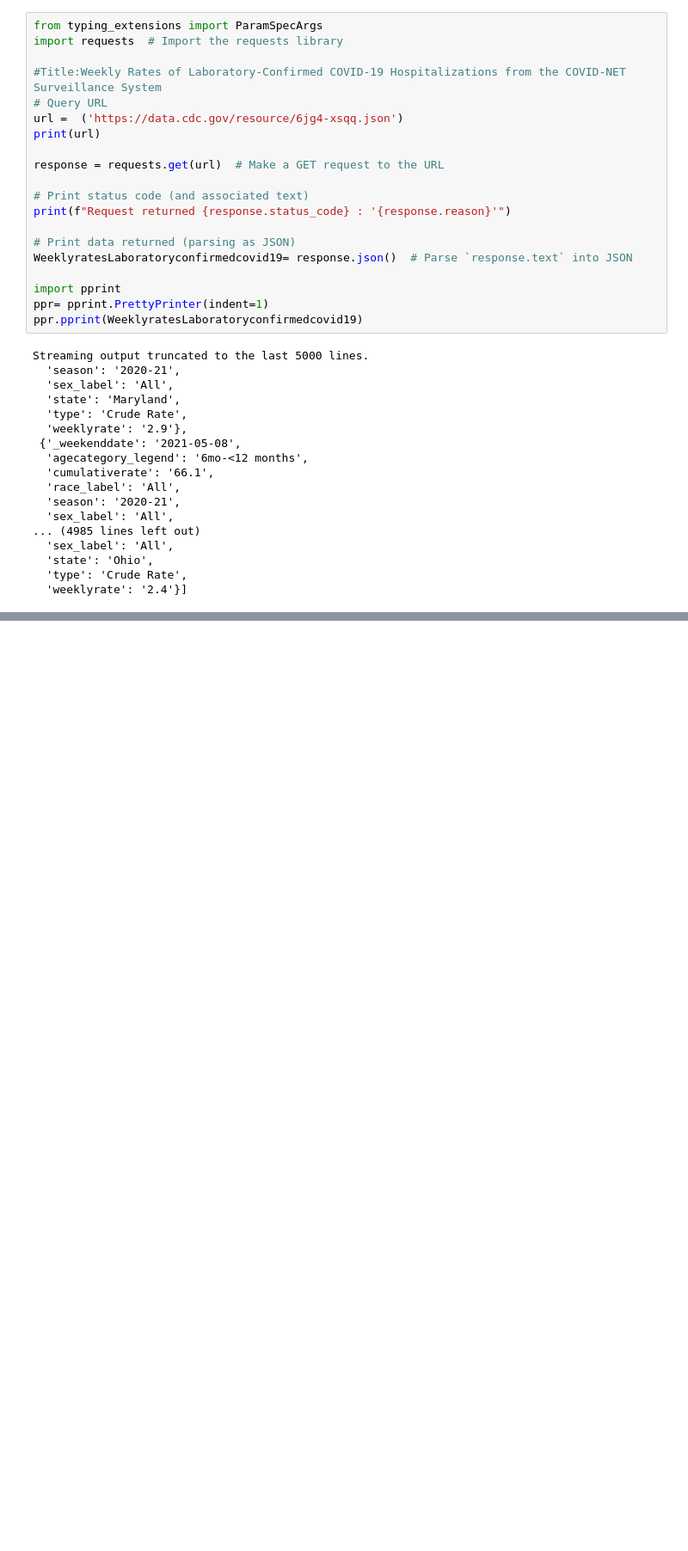
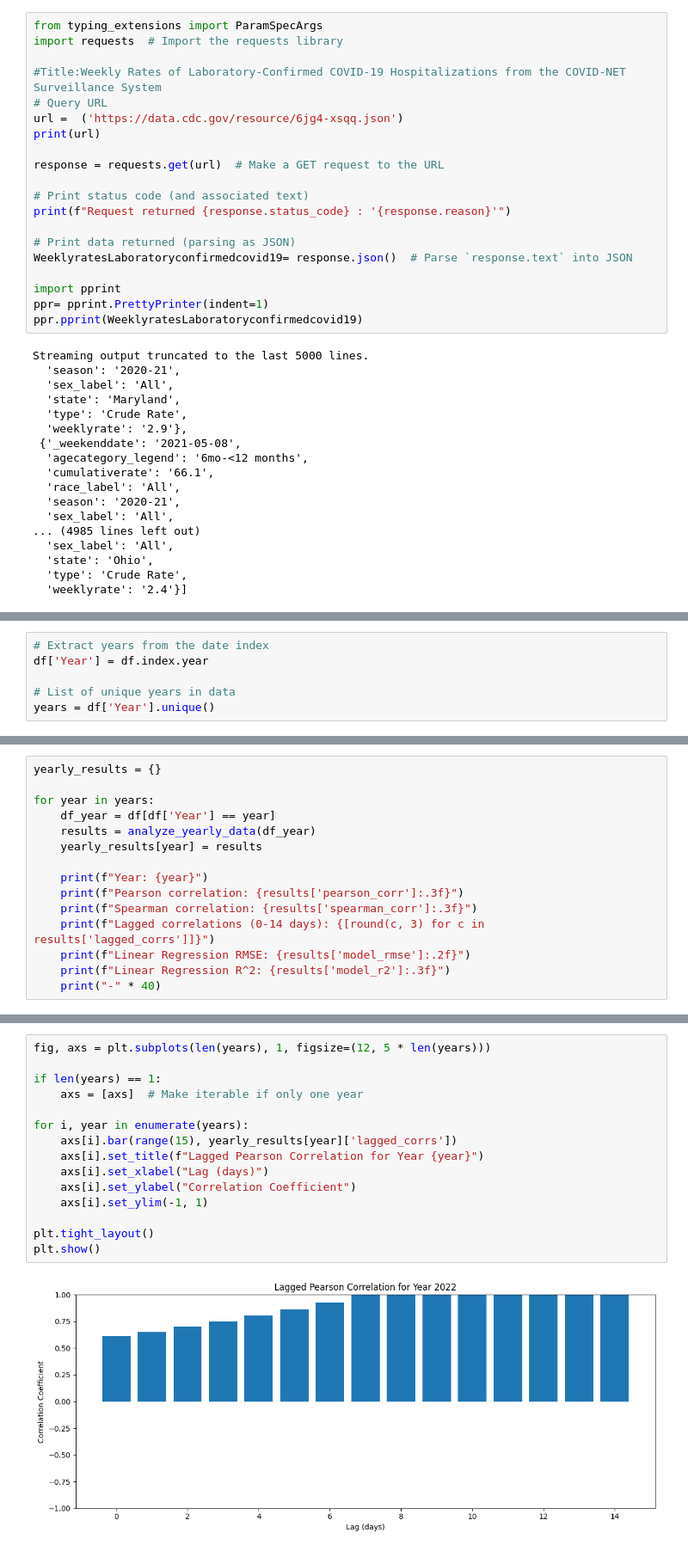
Before and after one commit to victorialovefranklin/victorialovefranklin, a Jupyter notebook: Final_Project_Type1_WW_Surveillance.ipynb, the cells around one changed output, grey strips where cells are left out. Shown at 86% size. Drawn from its saved outputs; the diff is of its cells as text; blank space fills up the shorter version.

```diff
--- a/Final_Project_Type1_WW_Surveillance.ipynb
+++ b/Final_Project_Type1_WW_Surveillance.ipynb
@@ -190,0 +289,6 @@ Streaming output truncated to the last 5000 lines.
+# %%
+# Extract years from the date index
+df['Year'] = df.index.year
+
+# List of unique years in data
+years = df['Year'].unique()
@@ -190,0 +327,15 @@ Streaming output truncated to the last 5000 lines.
+# %%
+yearly_results = {}
+
+for year in years:
+    df_year = df[df['Year'] == year]
+    results = analyze_yearly_data(df_year)
+    yearly_results[year] = results
+
+    print(f"Year: {year}")
+    print(f"Pearson correlation: {results['pearson_corr']:.3f}")
+    print(f"Spearman correlation: {results['spearman_corr']:.3f}")
+    print(f"Lagged correlations (0-14 days): {[round(c, 3) for c in results['lagged_corrs']]}")
+    print(f"Linear Regression RMSE: {results['model_rmse']:.2f}")
+    print(f"Linear Regression R^2: {results['model_r2']:.3f}")
+    print("-" * 40)
@@ -190,0 +350,17 @@ Streaming output truncated to the last 5000 lines.
+# %%
+fig, axs = plt.subplots(len(years), 1, figsize=(12, 5 * len(years)))
+
+if len(years) == 1:
+    axs = [axs]  # Make iterable if only one year
+
+for i, year in enumerate(years):
+    axs[i].bar(range(15), yearly_results[year]['lagged_corrs'])
+    axs[i].set_title(f"Lagged Pearson Correlation for Year {year}")
+    axs[i].set_xlabel("Lag (days)")
+    axs[i].set_ylabel("Correlation Coefficient")
+    axs[i].set_ylim(-1, 1)
+
+plt.tight_layout()
+plt.show()
+# %% [output]
+[figure, added]
```
Also changed, not shown: parts of 9 cells of this notebook.
